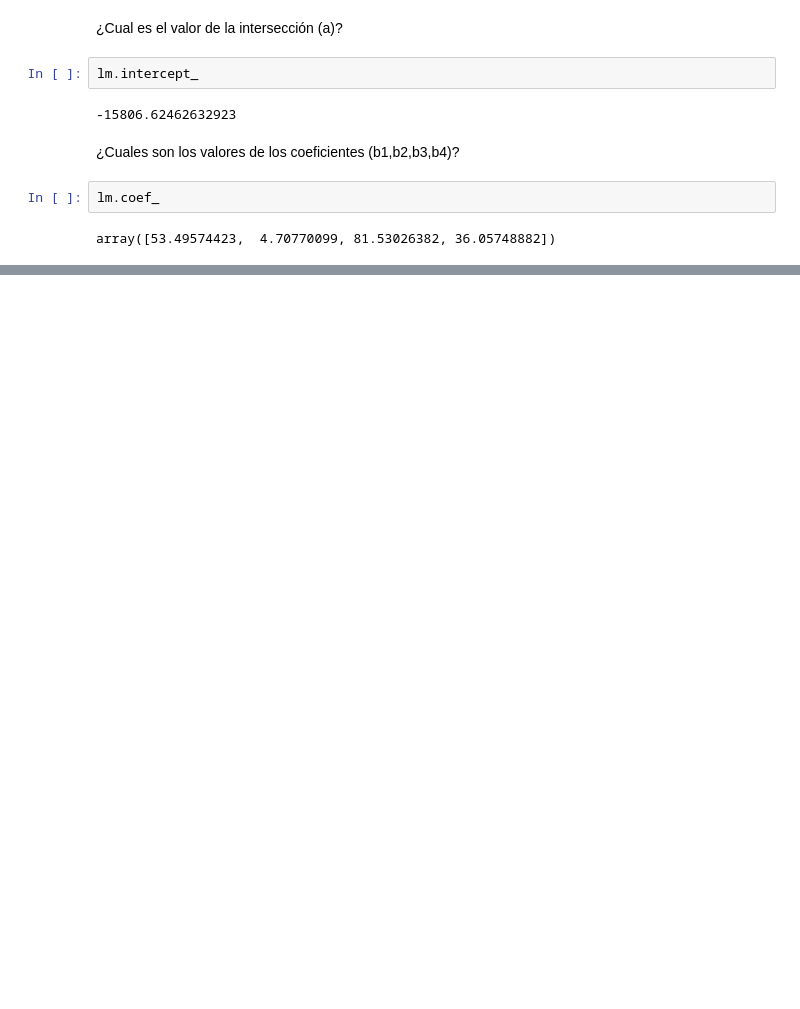
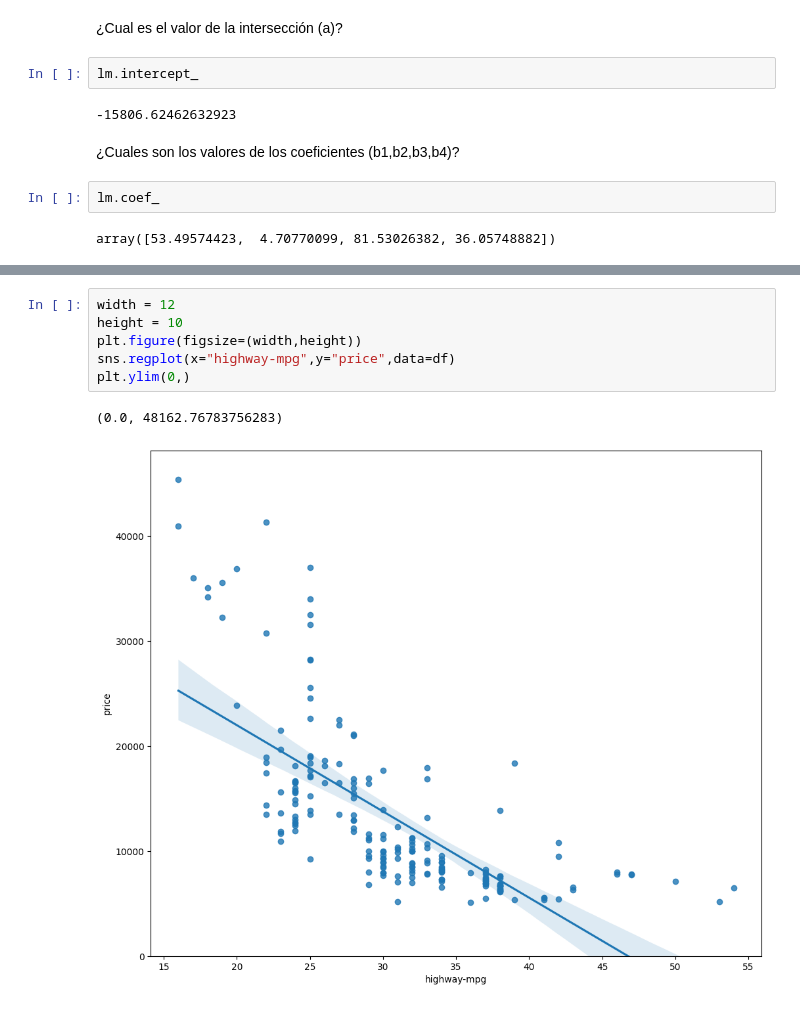
Before and after one commit to reivincitot/Cursos-IBM, a Jupyter notebook: Data science with python/Data Analysis with Python/Model development.ipynb, the cells around one changed output, grey strips where cells are left out. Cells and saved outputs as stored; diff of their text form; blank space fills up the shorter version.

```diff
--- a/Data science with python/Data Analysis with Python/Model development.ipynb
+++ b/Data science with python/Data Analysis with Python/Model development.ipynb
@@ -229,0 +276,9 @@ array([53.49574423,  4.70770099, 81.53026382, 36.05748882])
+# %%
+width = 12
+height = 10
+plt.figure(figsize=(width,height))
+sns.regplot(x="highway-mpg",y="price",data=df)
+plt.ylim(0,)
+# %% [output]
+(0.0, 48162.76783756283)
+[figure, added]
```
Also changed, not shown: parts of 81 cells of this notebook.
